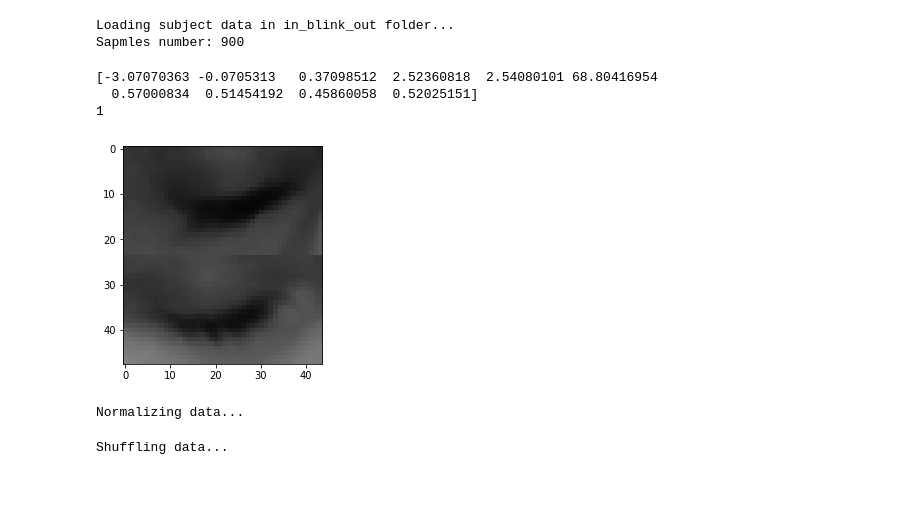
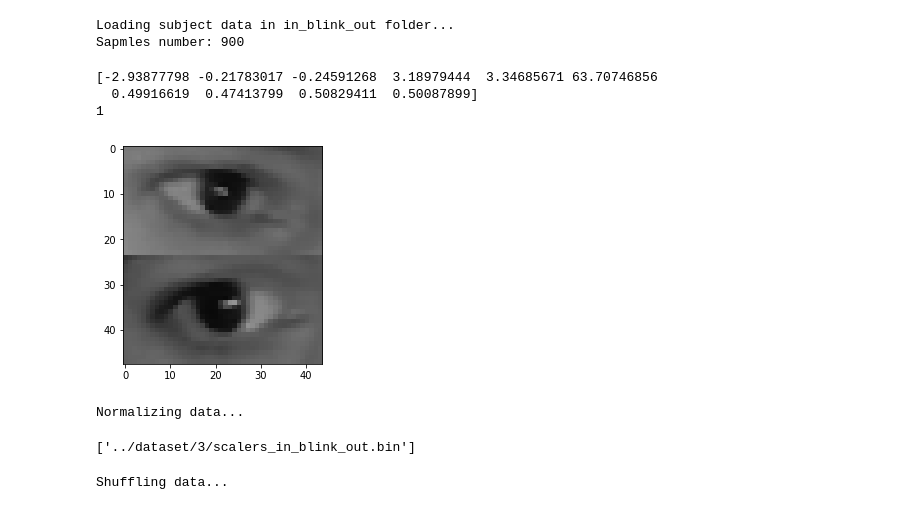
Before and after one commit to MustafaLotfi/Owleye, a Jupyter notebook: codes/rtn_mdl_ibo_mdf_et_clb_data.ipynb, the cells around one changed output. Cells and saved outputs as stored; diff of their text form; code cells hidden in the pictures.

```diff
--- a/codes/rtn_mdl_ibo_mdf_et_clb_data.ipynb
+++ b/codes/rtn_mdl_ibo_mdf_et_clb_data.ipynb
@@ -20,23 +16,29 @@ import os
 # %%
-R_TRAIN = 0.85
-N_EPOCHS = 50
-PATIENCE = 10
-TRAINABLE_LAYERS = 1
-subject_dir = tp.TARGET_FOLDER + f"/{tp.NUMBER}/"
-public_model_dir = f"models/in_blink_out/trained/model{tp.IN_BLINK_OUT_MODEL_NUMBER}"
-scaler_dir = f"models/in_blink_out/trained/scalers{tp.IN_BLINK_OUT_MODEL_NUMBER}.bin"
+path2root = "../"
+models_fol = "models/"
+ibo_models_fol = "in_blink_out/"
+trained_fol = "trained/"
+ibo_data_fol = "in_blink_out data/"
+r_train = 0.85
+n_epochs = 5
+patience = 2
+trainable_layers = 1
+# %%
+subject_dir = path2root + tp.TARGET_FOLDER + f"{tp.NUMBER}/"
+trained_dir = path2root + models_fol + ibo_models_fol + trained_fol
+public_model_dir = trained_dir + f"model{tp.IN_BLINK_OUT_MODEL_NUMBER}"
+scalers_dir = trained_dir + f"scalers{tp.IN_BLINK_OUT_MODEL_NUMBER}.bin"
 # %%
 print("\nLoading subject data in in_blink_out folder...")
-ibo_fol = subject_dir + "in_blink_out data/"
-with open(ibo_fol + "x1.pickle", "rb") as f:
+ibo_dir = subject_dir + ibo_data_fol
+with open(ibo_dir + "x1.pickle", "rb") as f:
     x1_load = pickle.load(f)
-with open(ibo_fol + "x2.pickle", "rb") as f:
+with open(ibo_dir + "x2.pickle", "rb") as f:
     x2_load = pickle.load(f)
-with open(ibo_fol + "y.pickle", "rb") as f:
+with open(ibo_dir + "y.pickle", "rb") as f:
     y_load = pickle.load(f)
-n_smp, frame_height, frame_width = x1_load.shape[:-1]
+n_smp, frame_h, frame_w = x1_load.shape[:-1]
 print(f"Sapmles number: {n_smp}")
-time.sleep(2)
 # %% [output]
 Loading subject data in in_blink_out folder...
 Sapmles number: 900
@@ -43,28 +47,25 @@ Sapmles number: 900
 # %%
-# Displaying data
-import matplotlib.pyplot as plt
-
-SAMPLE_NUMBER = 301
-print(x2_load[SAMPLE_NUMBER])
-print(y_load[SAMPLE_NUMBER])
-plt.imshow(x1_load[SAMPLE_NUMBER].reshape((frame_height, frame_width)), cmap="gray", vmin=0, vmax=255)
+smp_num = 301
+print(x2_load[smp_num])
+print(y_load[smp_num])
+plt.imshow(x1_load[smp_num].reshape((frame_h, frame_w)), cmap="gray", vmin=0, vmax=255)
 plt.show()
 # %% [output]
-[-3.07070363 -0.0705313   0.37098512  2.52360818  2.54080101 68.80416954
-  0.57000834  0.51454192  0.45860058  0.52025151]
+[-2.93877798 -0.21783017 -0.24591268  3.18979444  3.34685671 63.70746856
+  0.49916619  0.47413799  0.50829411  0.50087899]
 1
-[figure, old version]
+[figure, new version]
 # %%
 print("\nNormalizing data...")
 x2_chs_inp = x2_load[:, tp.CHOSEN_INPUTS]
-scalers = jload(scaler_dir)
+scalers = jload(scalers_dir)
 x1_scaler, x2_scaler = scalers
 x1 = x1_load / x1_scaler
 x2 = x2_scaler.transform(x2_chs_inp)
 jdump(scalers, subject_dir + "scalers_in_blink_out.bin")
-time.sleep(2)
 # %% [output]
 Normalizing data...
+['../dataset/3/scalers_in_blink_out.bin']
 # %%
 print("\nShuffling data...")
 x1_shf, x2_shf, y_shf = shuffle(x1, x2, y_load)
```
Also changed, not shown: parts of 11 cells of this notebook, 19 other files.
